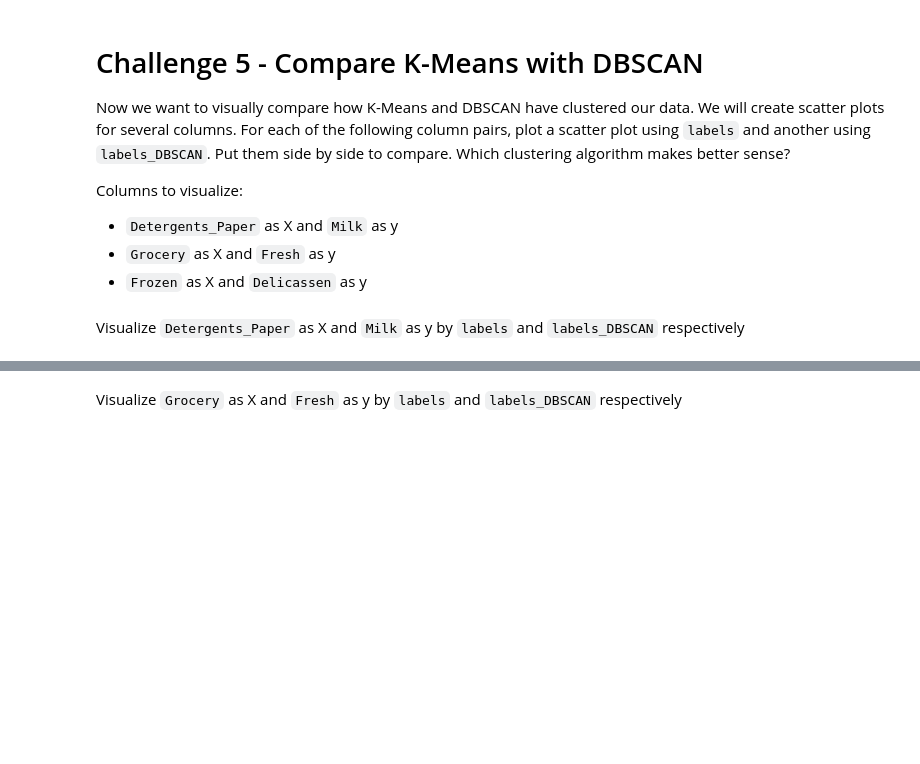
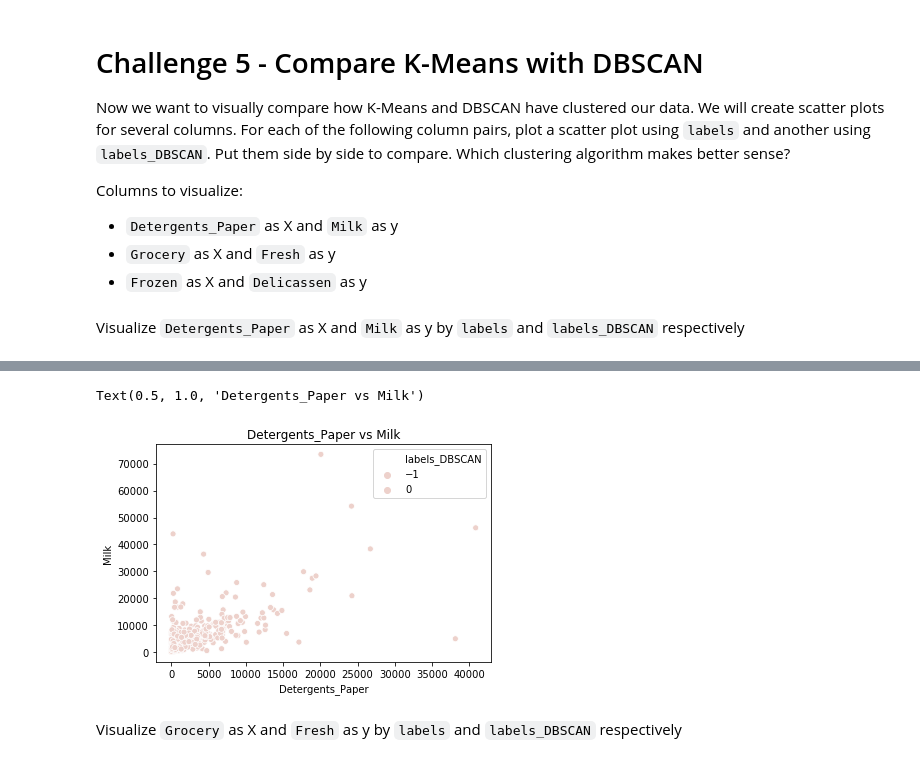
Before and after one commit to Skye-FY/daft0120slab, a Jupyter notebook: module-3/Unsupervised-Learning/your-code/main.ipynb, the cells around one changed output, grey strips where cells are left out. Saved outputs shown, nothing was run; the diff lists cells and outputs as text; code cells hidden in the pictures; blank space fills up the shorter version.

```diff
--- a/module-3/Unsupervised-Learning/your-code/main.ipynb
+++ b/module-3/Unsupervised-Learning/your-code/main.ipynb
@@ -402,2 +457,8 @@ Visualize `Detergents_Paper` as X and `Milk` as y by `labels` and `labels_DBSCAN
+# %%
+sns.scatterplot(x=X[0],y=Y[0], data=customers, hue = cls_type[1])
+plt.title('%s vs %s' % (X[0],Y[0]))
+# %% [output]
+Text(0.5, 1.0, 'Detergents_Paper vs Milk')
+[figure, added]
 # %% [markdown]
 Visualize `Grocery` as X and `Fresh` as y by `labels` and `labels_DBSCAN` respectively
```
Also changed, not shown: parts of 20 cells of this notebook.
